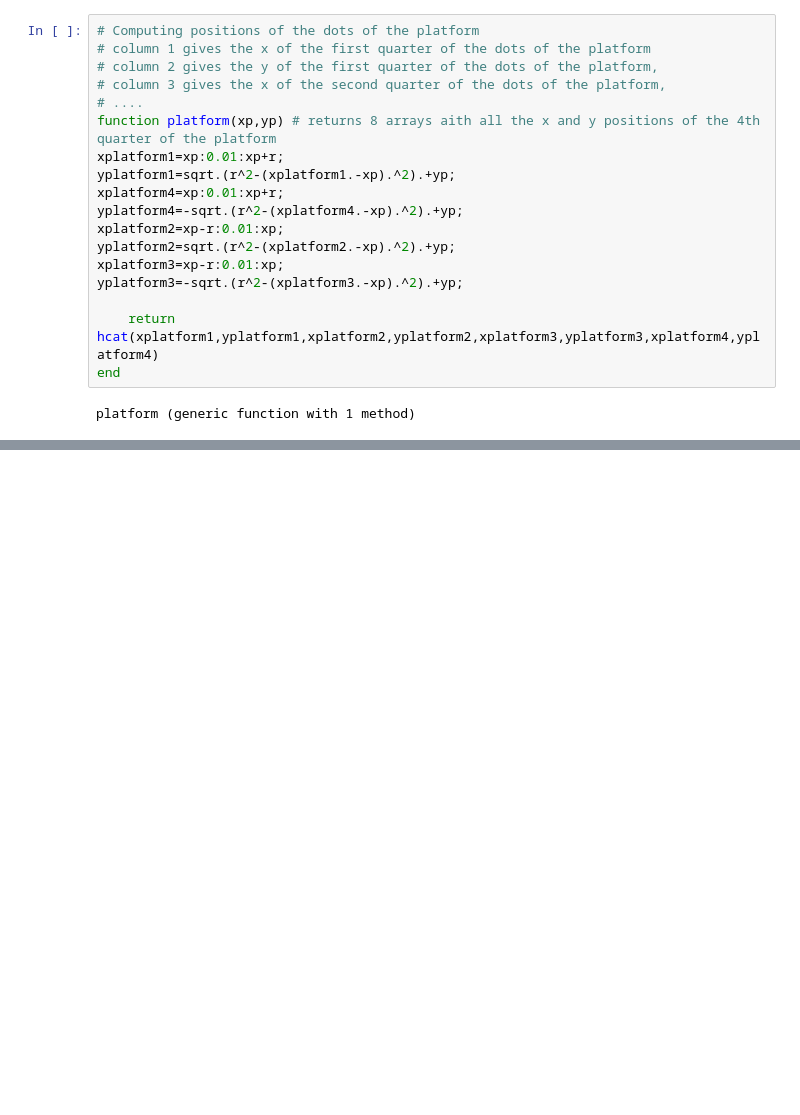
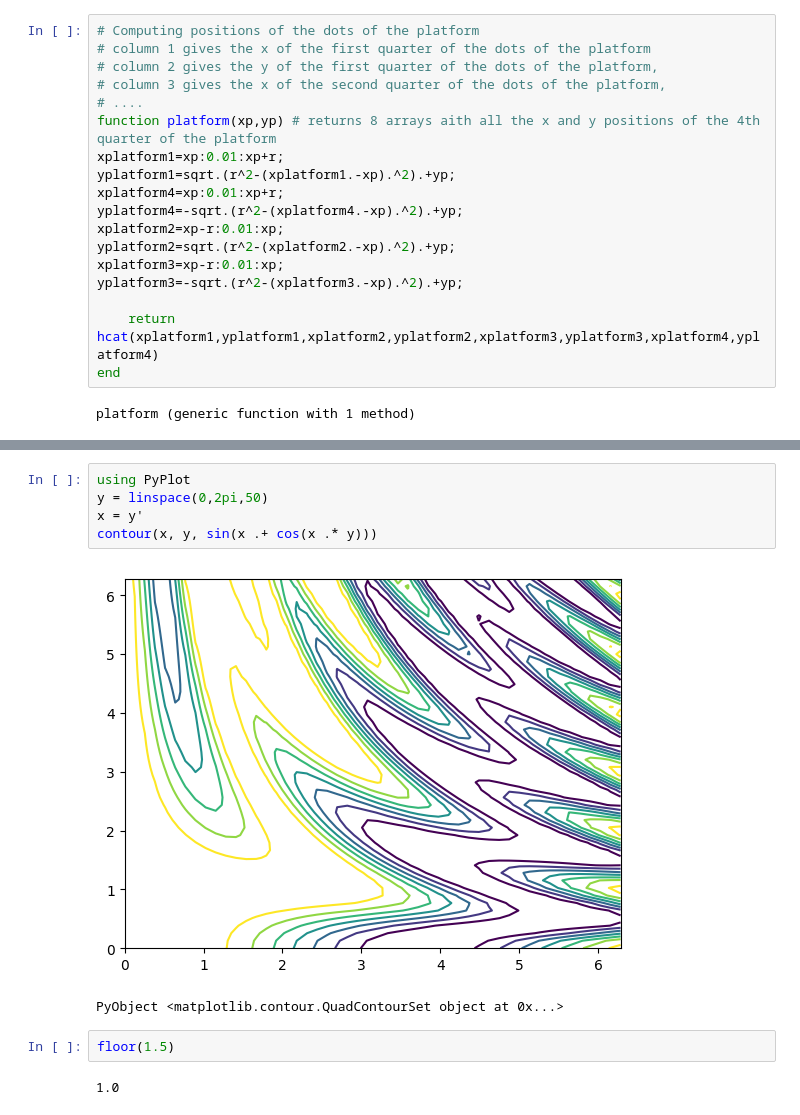
Before and after one commit to charlinetess/Morris-Watermaze-FosterDayanMorris-Paper, a Jupyter notebook: DMP.ipynb, the cells around one changed output, grey strips where cells are left out. Drawn from its saved outputs; the diff is of its cells as text; blank space fills up the shorter version.

```diff
--- a/DMP.ipynb
+++ b/DMP.ipynb
@@ -1074,0 +877,12 @@ LoadError: ArgumentError: invalid index: nothing
+# %%
+using PyPlot
+y = linspace(0,2pi,50)
+x = y'
+contour(x, y, sin(x .+ cos(x .* y)))
+# %% [output]
+[figure, added]
+PyObject <matplotlib.contour.QuadContourSet object at 0x...>
+# %%
+floor(1.5)
+# %% [output]
+1.0
```
Also changed, not shown: parts of 13 cells of this notebook.
